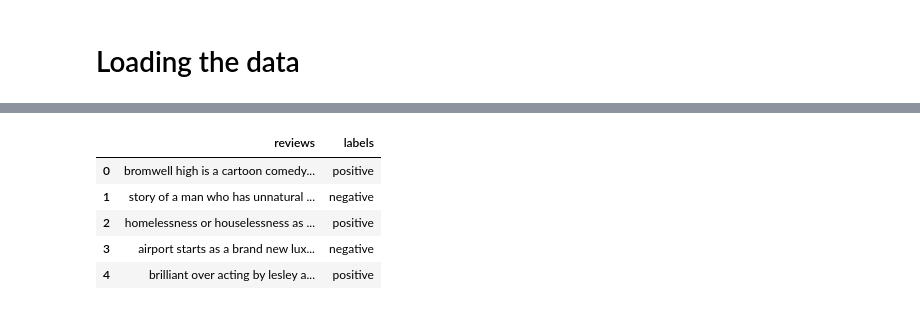
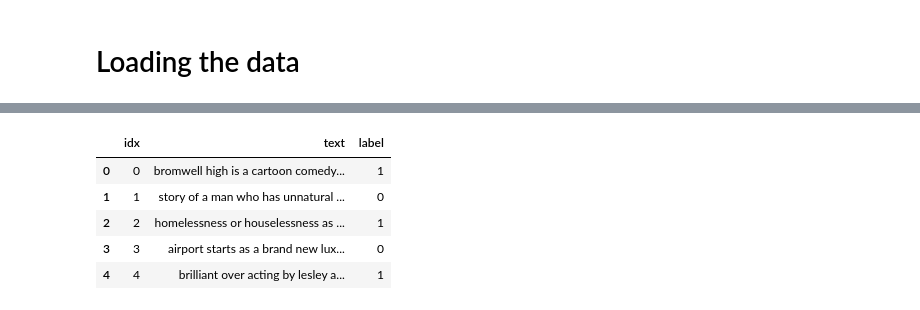
Before and after one commit to meiruv/IMDB_sentiment_analysis, a Jupyter notebook: Fine_Tuning_HuggingFace_For_IMDB.ipynb, the cells around one changed output, grey strips where cells are left out. Saved outputs shown, nothing was run; the diff lists cells and outputs as text; code cells hidden in the pictures.

```diff
--- a/Fine_Tuning_HuggingFace_For_IMDB.ipynb
+++ b/Fine_Tuning_HuggingFace_For_IMDB.ipynb
@@ -145,13 +149,14 @@ use the loop from the course and explain important parts -
+# %%
+label = [0 if i == 'negative' else 1 for i in labels]
+label
 # %%
-df = pd.DataFrame(data = {'reviews':reviews,'labels':labels})
+df = pd.DataFrame(data = {'text':reviews,'label':label}).reset_index().rename(columns = {'index':'idx'})
+
 df.head()
-df.to_csv('reviews.csv')
+# %% [output]
+|  | idx | text | label |
+| 0 | 0 | bromwell high is a cartoon comedy... | 1 |
+| 1 | 1 | story of a man who has unnatural ... | 0 |
+| 2 | 2 | homelessness or houselessness as ... | 1 |
+| 3 | 3 | airport starts as a brand new lux... | 0 |
+| 4 | 4 | brilliant over acting by lesley a... | 1 |
-# %%
-df.head()
-# %% [output]
-|  | reviews | labels |
-| 0 | bromwell high is a cartoon comedy... | positive |
-| 1 | story of a man who has unnatural ... | negative |
-| 2 | homelessness or houselessness as ... | positive |
-| 3 | airport starts as a brand new lux... | negative |
-| 4 | brilliant over acting by lesley a... | positive |
```
Also changed, not shown: parts of 17 cells of this notebook.
